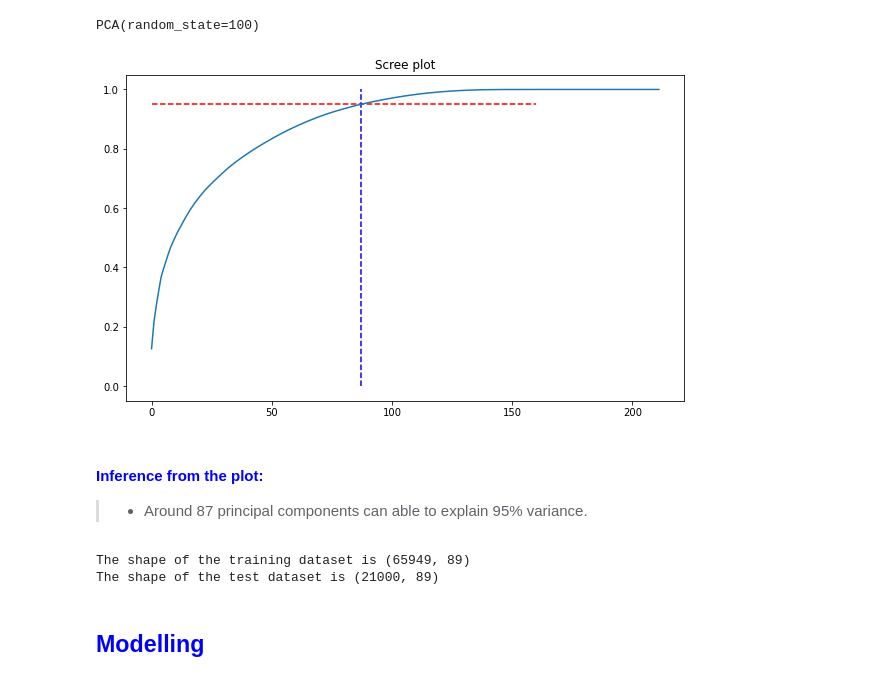
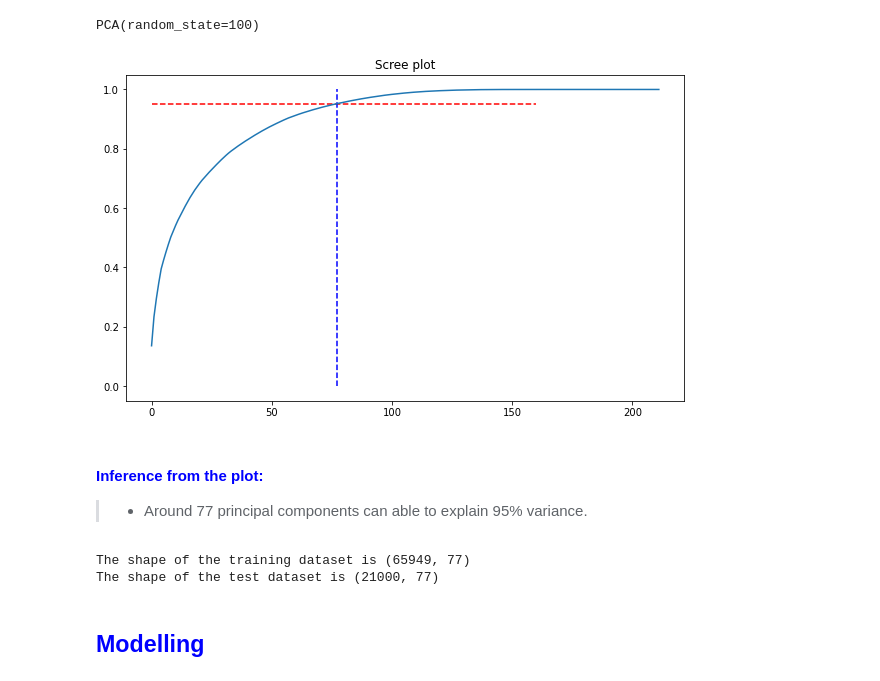
Before and after one commit to Veneeshkrishnan/Telecom_churn_case_study, a Jupyter notebook: Telecom_churn_case_study.ipynb, the cells around one changed output. Drawn from its saved outputs; the diff is of its cells as text; code cells hidden in the pictures.

```diff
--- a/Telecom_churn_case_study.ipynb
+++ b/Telecom_churn_case_study.ipynb
@@ -780,3 +794,9 @@ Name: churn_probability, dtype: int64
+# %%
+# Extracting all the categorical columns
+steady_cols = [x for x in telecom.columns if "steady" in x]
+time_cols = telecom.iloc[:,-5:]
+cat_cols.extend(steady_cols)
+cat_cols.extend(time_cols)
 # %%
 # Instantiating the scaler function
 scaler = StandardScaler()
@@ -815,19 +835,19 @@ PCA(random_state=100)
 # %%
 # Checking the cumulative variance
 var_cum = np.cumsum(pca.explained_variance_ratio_)
 
 # Plotting the var_cum to select the number of features
 plt.figure(figsize=[10,6])
 plt.plot(var_cum)
 plt.hlines(y=0.95, xmin=0, xmax=160, colors="r", linestyle="--")
-plt.vlines(x=87, ymin=0, ymax=1, colors="b", linestyles="--")
+plt.vlines(x=77, ymin=0, ymax=1, colors="b", linestyles="--")
 plt.title("Scree plot")
 plt.show()
 # %% [output]
-[figure, old version]
+[figure, new version]
 # %% [markdown]
 #### <font color="blue">Inference from the plot:
-> - Around 87 principal components can able to explain 95% variance.
+> - Around 77 principal components can able to explain 95% variance.
 # %%
 # Reducing the dimensions so that it can explain 90% of variance
 pca2 = PCA(0.95, random_state=100)
@@ -846,8 +866,8 @@ final_test_pca = pd.DataFrame(final_test_pca)
 print("The shape of the training dataset is",X_train_pca.shape)
 print("The shape of the test dataset is",X_test_pca.shape)
 # %% [output]
-The shape of the training dataset is (65949, 89)
-The shape of the test dataset is (21000, 89)
+The shape of the training dataset is (65949, 77)
+The shape of the test dataset is (21000, 77)
 # %% [markdown]
 ## <font color="blue">Modelling
 # %%
```
Also changed, not shown: parts of 55 cells of this notebook.
